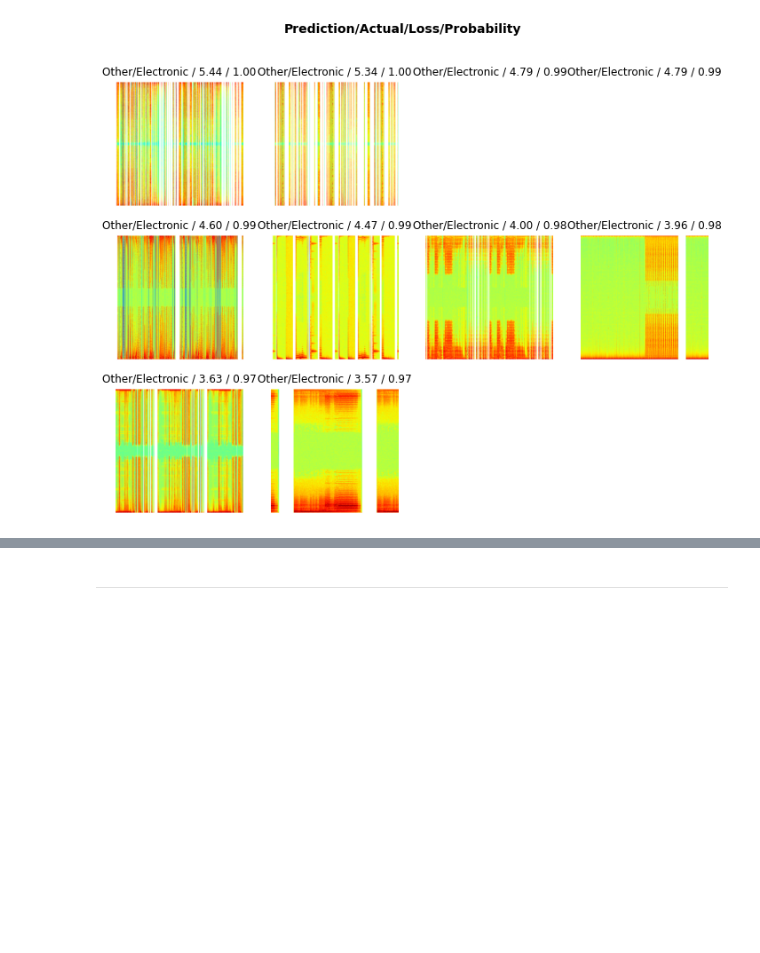
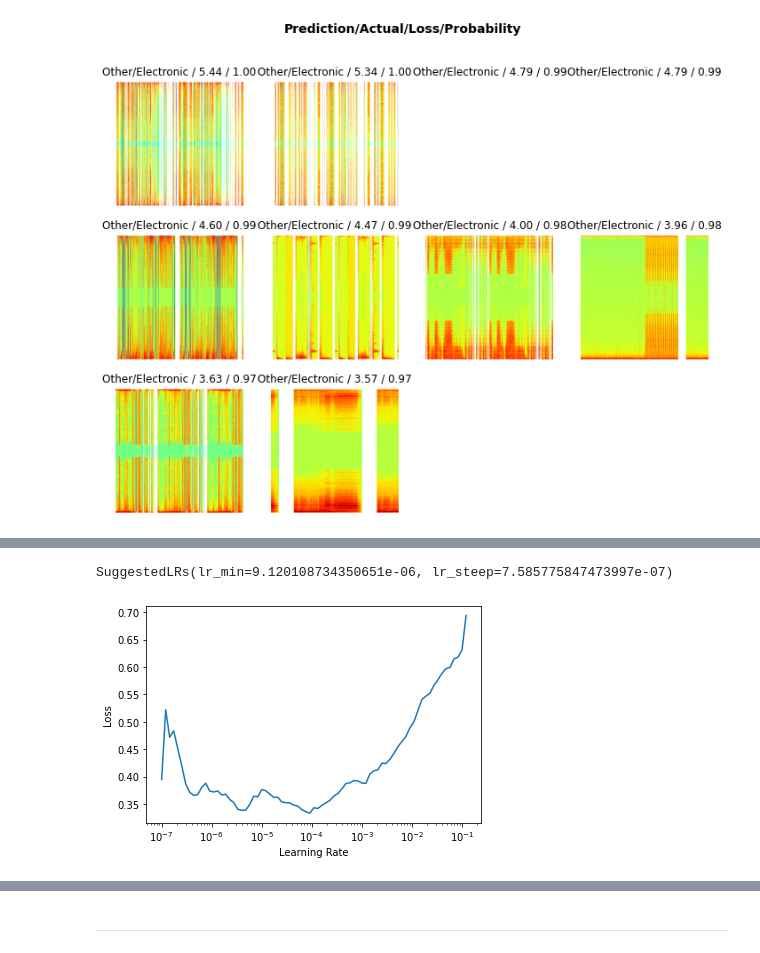
Before and after one commit to amunchet/cormorant, a Jupyter notebook: phase_two/Cormorant.ipynb, the cells around one changed output, grey strips where cells are left out. Saved outputs shown, nothing was run; the diff lists cells and outputs as text; code cells hidden in the pictures; blank space fills up the shorter version.

```diff
--- a/phase_two/Cormorant.ipynb
+++ b/phase_two/Cormorant.ipynb
@@ -551,0 +574,2 @@ interp.plot_top_losses(10)
+# %%
+f1score = F1Score()
@@ -551,0 +584,3 @@ interp.plot_top_losses(10)
+# %%
+from fastai.callback.fp16 import *
+learn = cnn_learner(dls, resnet34, metrics=[f1score]).to_fp16()
@@ -551,0 +597,3 @@ interp.plot_top_losses(10)
+# %%
+learn.lr_find()
+# %% [output]
@@ -551,0 +601,2 @@ interp.plot_top_losses(10)
+SuggestedLRs(lr_min=9.120108734350651e-06, lr_steep=7.585775847473997e-07)
+[figure, added]
```
Also changed, not shown: parts of 29 cells of this notebook.
